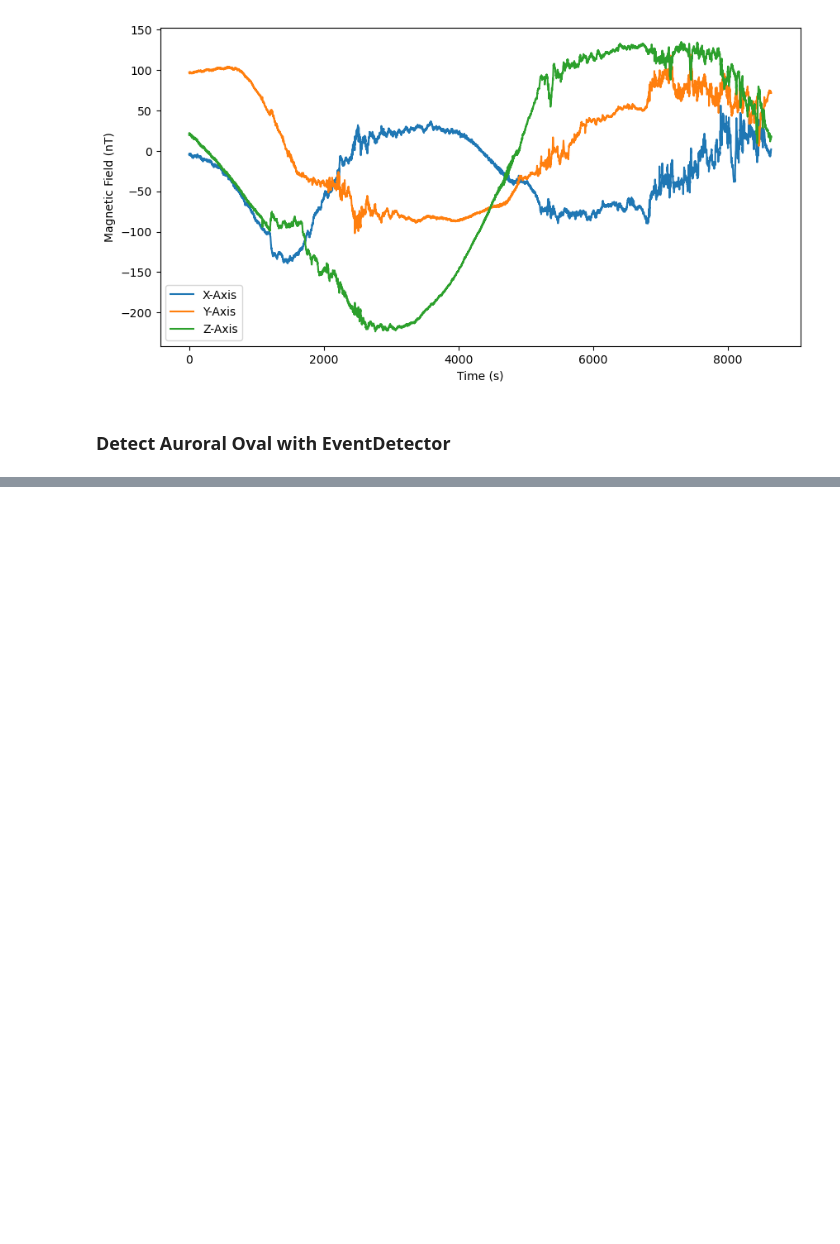
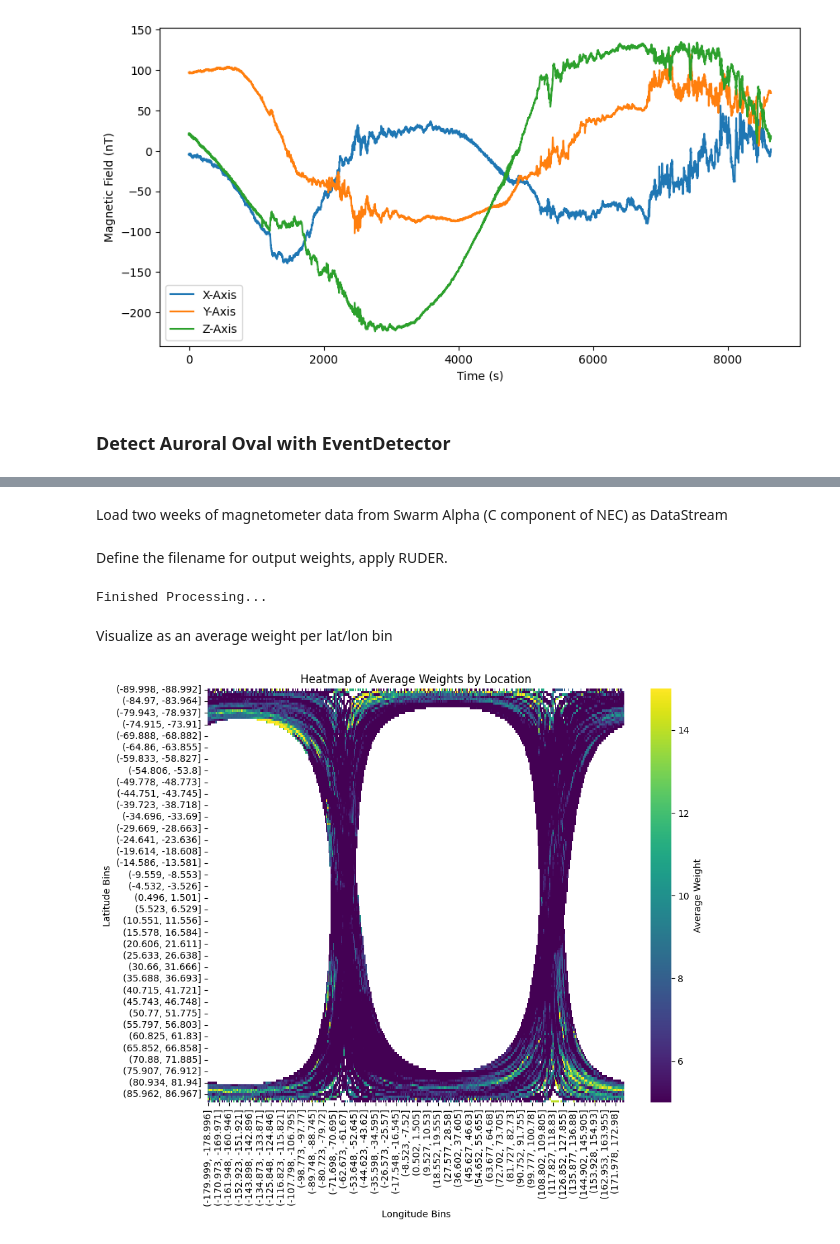
Before and after one commit to aphoffmann/MAGPRIME, a Jupyter notebook: magprime/examples/event_detection_example.ipynb, the cells around one changed output, grey strips where cells are left out. Drawn from its saved outputs; the diff is of its cells as text; code cells hidden in the pictures; blank space fills up the shorter version.

Commit message:
Added RUDER functionality; renamed EventDetector to RUDE for consistency.

```diff
--- a/magprime/examples/event_detection_example.ipynb
+++ b/magprime/examples/event_detection_example.ipynb
@@ -120,0 +126,54 @@ plt.tight_layout()
+# %% [markdown]
+Load two weeks of magnetometer data from Swarm Alpha (C component of NEC) as DataStream
+# %%
+from magprime.algorithms import RUDER
+
+input_filename = 'magprime/utility/SPACE_DATA/SwarmA_2014Feb1-15.txt'
+data_stream = RUDER.DataStream(input_filename)
+# %% [markdown]
+Define the filename for output weights, apply RUDER.
+# %%
+output_filename = 'magprime/utility/SPACE_DATA/SwarmA_2014Feb1-15_AnomalyWeights.txt'
+window_length = 5*60 # Five minutes
+initialization_length = 48 # 48 times window_length gives four hours
+col_n = 1 # Column of the input file that contains the data to be analyzed (NEC nadir)
+nu = 0.05
+ruder_model = RUDER.RUDER(window_length = window_length, initialization_length = initialization_length, data_stream = data_stream, col_n = col_n, filename = output_filename, nu=0.05)
+# %% [output]
+Finished Processing...
+# %% [markdown]
+Visualize as an average weight per lat/lon bin
+# %%
+import pandas as pd
+import numpy as np
+import seaborn
+import matplotlib.pyplot as plt
+
+anomaly_df = pd.read_csv(output_filename, header=None)
+df = pd.read_csv(input_filename)
+df = df[:len(anomaly_df)]
+df.insert(0, 'AnomalyFlag', anomaly_df[0]) # Combine into a single dataframe
+
+# Group by latitude and longitude, compute mean weight
+df_agg = df.groupby(['sm_lat', 'sm_lon'])['AnomalyFlag'].mean().reset_index()
+
+# Define bins for latitude and longitude
+lat_bins = np.linspace(df_agg['sm_lat'].min(), df_agg['sm_lat'].max(), 180)
+lon_bins = np.linspace(df_agg['sm_lon'].min(), df_agg['sm_lon'].max(), 360)
+
+# Bin the data into a 2D grid
+df_agg['lat_bin'] = pd.cut(df_agg['sm_lat'], bins=lat_bins, include_lowest=True)
+df_agg['lon_bin'] = pd.cut(df_agg['sm_lon'], bins=lon_bins, include_lowest=True)
+
+# Pivot to create a 2D array of average weights
+heatmap_data = df_agg.pivot_table(values='AnomalyFlag', index='lat_bin', columns='lon_bin', aggfunc='mean')
+
+# Display
+plt.figure(figsize=(10, 8))
+seaborn.heatmap(heatmap_data, cmap='viridis', annot=False, cbar_kws={'label': 'Average Weight'}, vmin=5, vmax=15)
+plt.title('Heatmap of Average Weights by Location')
+plt.xlabel('Longitude Bins')
+plt.ylabel('Latitude Bins')
+plt.show()
+# %% [output]
+[figure, added]
```
Also changed, not shown: parts of 5 cells of this notebook, 8 other files.
